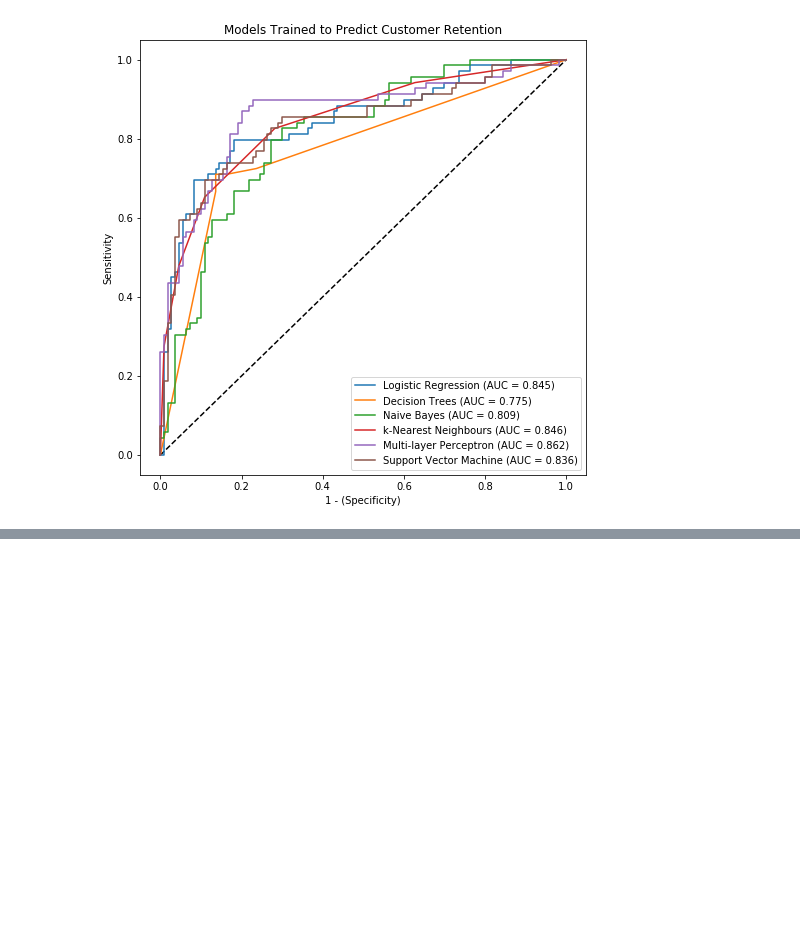
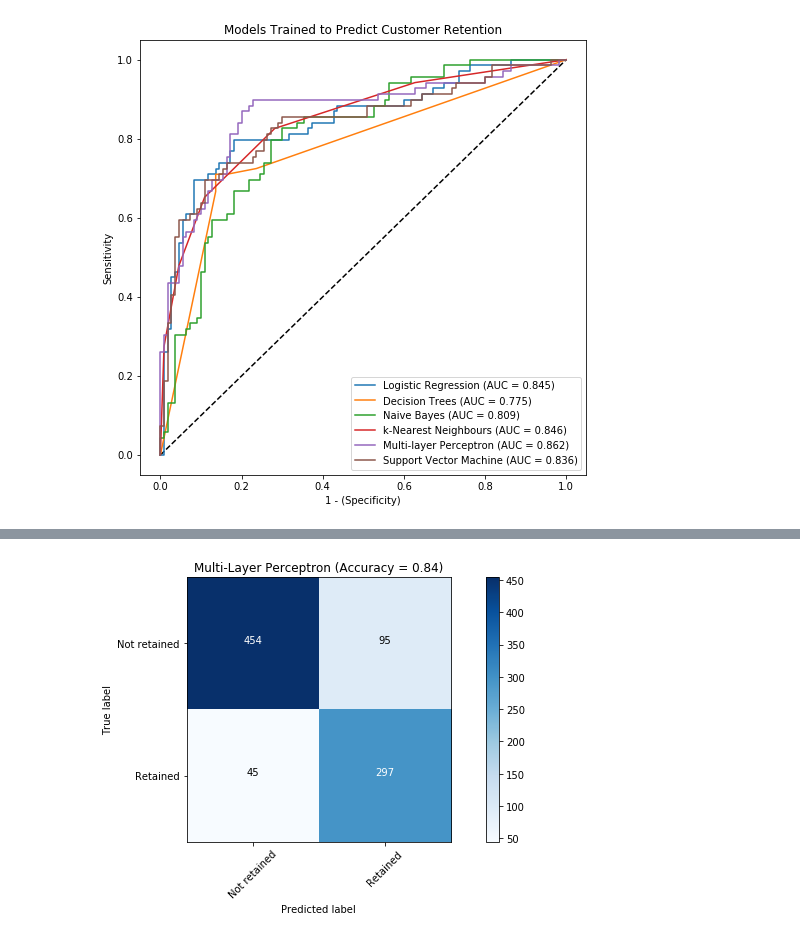
Before and after one commit to aneary12/livescore-ml-challenge, a Jupyter notebook: 2_classifiers.ipynb, the cells around one changed output, grey strips where cells are left out. Saved outputs shown, nothing was run; the diff lists cells and outputs as text; code cells hidden in the pictures; blank space fills up the shorter version.

```diff
--- a/2_classifiers.ipynb
+++ b/2_classifiers.ipynb
@@ -554,0 +586,19 @@ plt.show()
+# %%
+# Define training and target variables
+X_train = np.array(train.drop('Retained', axis=1))
+y_train = np.array(train['Retained'])
+X_test = np.array(test)
+# %%
+# Scale the training data using a z-transform, and apply that scaler to theval and test data
+scaler = StandardScaler()
+X_train_scaled = scaler.fit_transform(X_train)
+X_test_scaled = scaler.transform(X_test)
+# %%
+# Create neural network classifer object
+neuralNet = MLPClassifier(random_state=42, max_iter=1000)
+
+# Train decision tree classifer
+neuralNet.fit(X_train_scaled, y_train)
+
+# Predict customer retention in train set
+y_pred = neuralNet.predict_proba(X_train_scaled)[:,1]
@@ -554,0 +611,7 @@ plt.show()
+# %%
+# Calculate the confusion matrix
+decision_threshold = 0.3
+cm = confusion_matrix(y_train, y_pred[:]>decision_threshold)
+plot_confusion_matrix(cm, ['Not retained', 'Retained'], normalize=False, title='Multi-Layer Perceptron (Accuracy = {:.2f})'.format(accuracy_score(y_train,y_pred>decision_threshold)))
+# %% [output]
+[figure, added]
```
Also changed, not shown: parts of 33 cells of this notebook, 2 other files.
